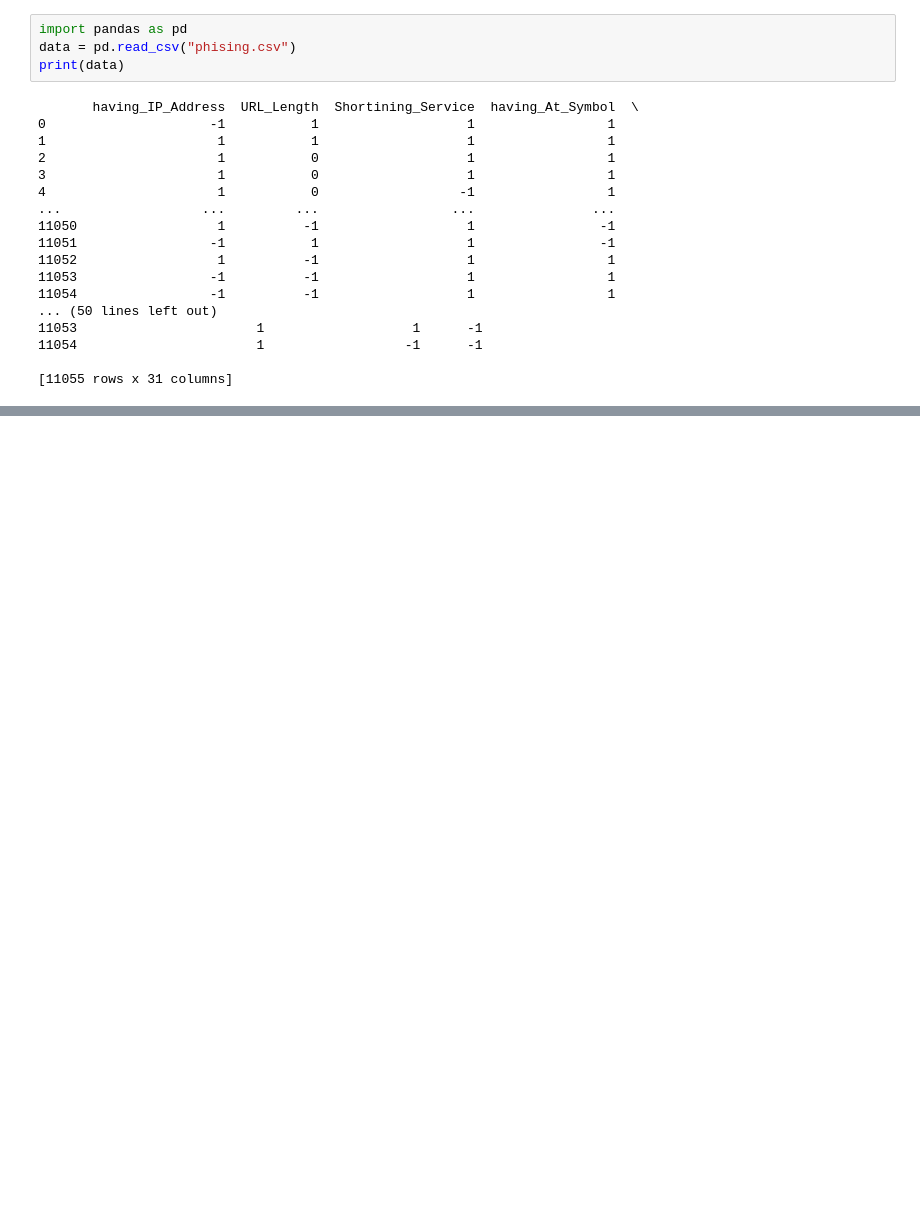
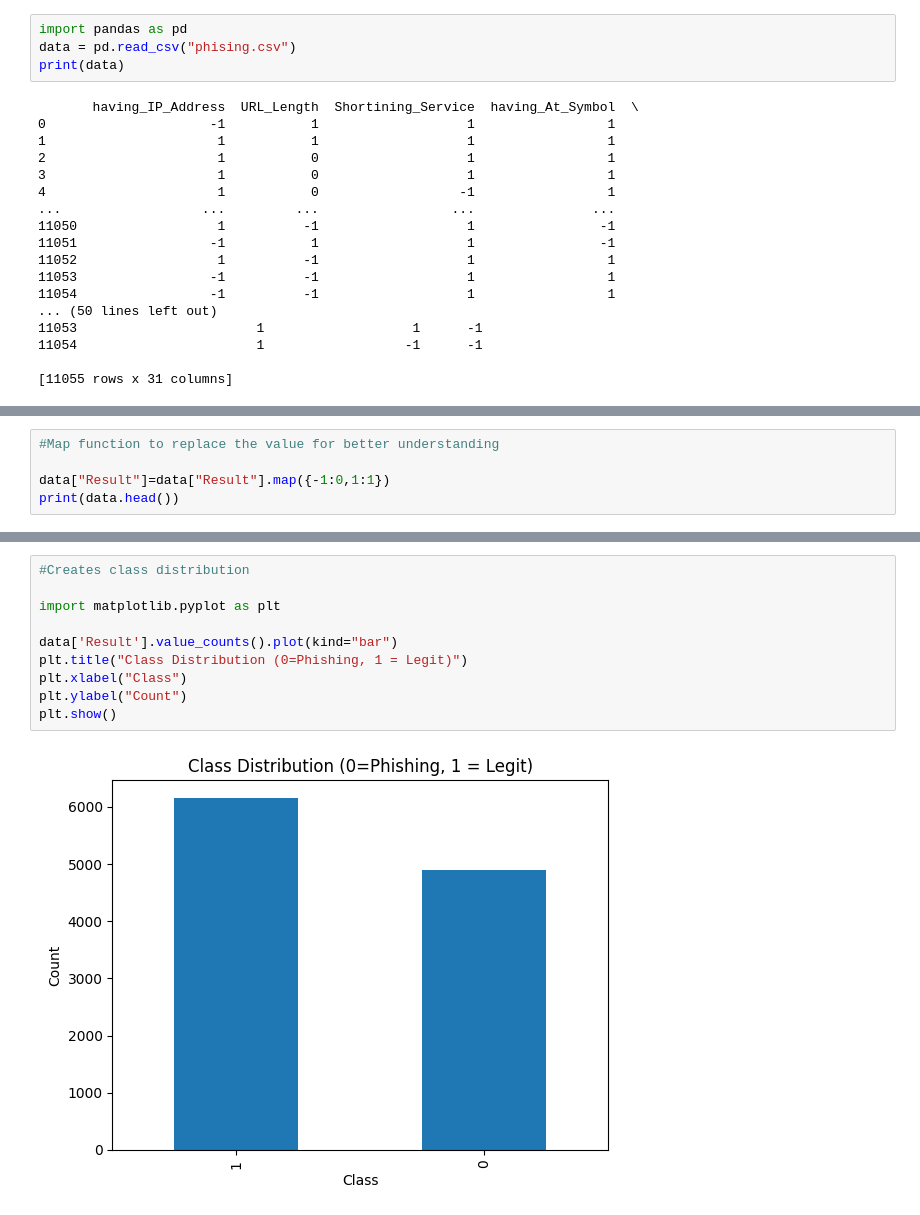
Before and after one commit to SachinHatikankar100/Phishing, a Jupyter notebook: notebook/eda.ipynb, the cells around one changed output, grey strips where cells are left out. Saved outputs shown, nothing was run; the diff lists cells and outputs as text; blank space fills up the shorter version.

```diff
--- a/notebook/eda.ipynb
+++ b/notebook/eda.ipynb
@@ -22,0 +190,5 @@ print(data)
+# %%
+#Map function to replace the value for better understanding
+
+data["Result"]=data["Result"].map({-1:0,1:1})
+print(data.head())
@@ -22,0 +379,12 @@ print(data)
+# %%
+#Creates class distribution
+
+import matplotlib.pyplot as plt
+
+data['Result'].value_counts().plot(kind="bar")
+plt.title("Class Distribution (0=Phishing, 1 = Legit)")
+plt.xlabel("Class")
+plt.ylabel("Count")
+plt.show()
+# %% [output]
+[figure, added]
```
Also changed, not shown: parts of 29 cells of this notebook.
